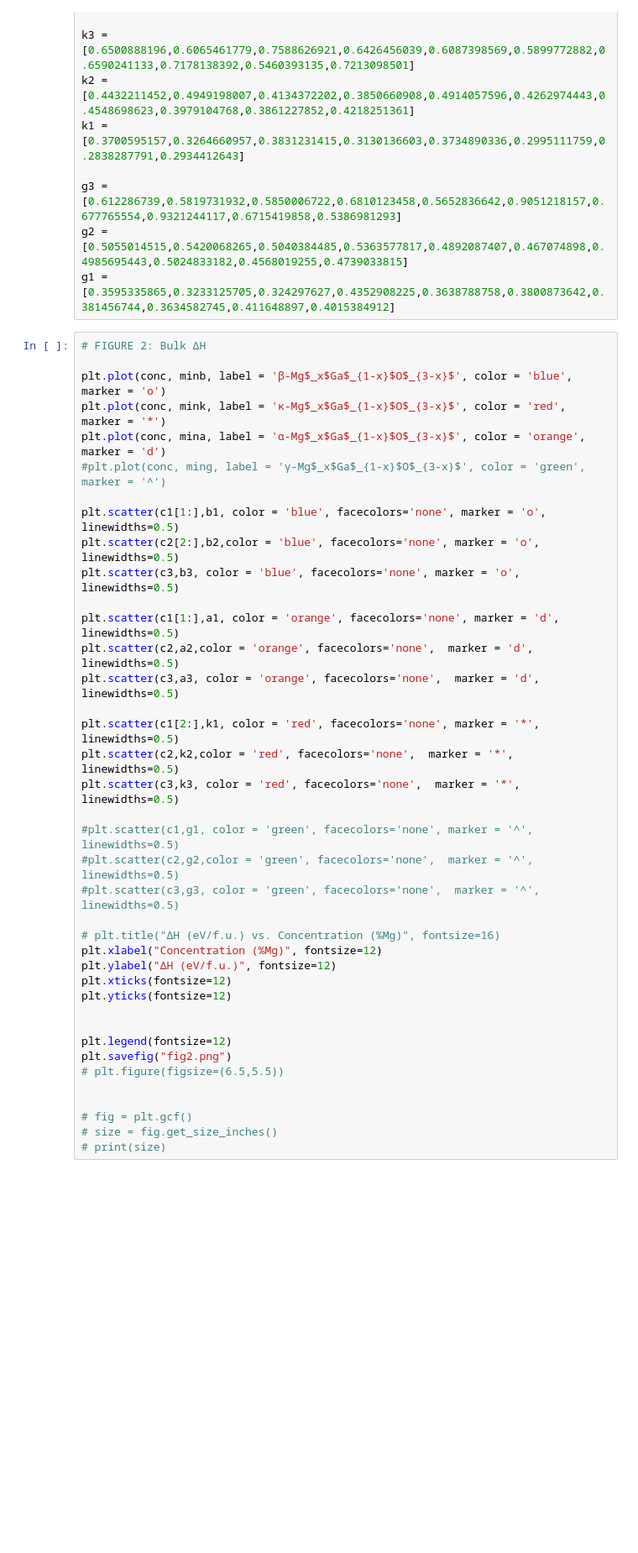
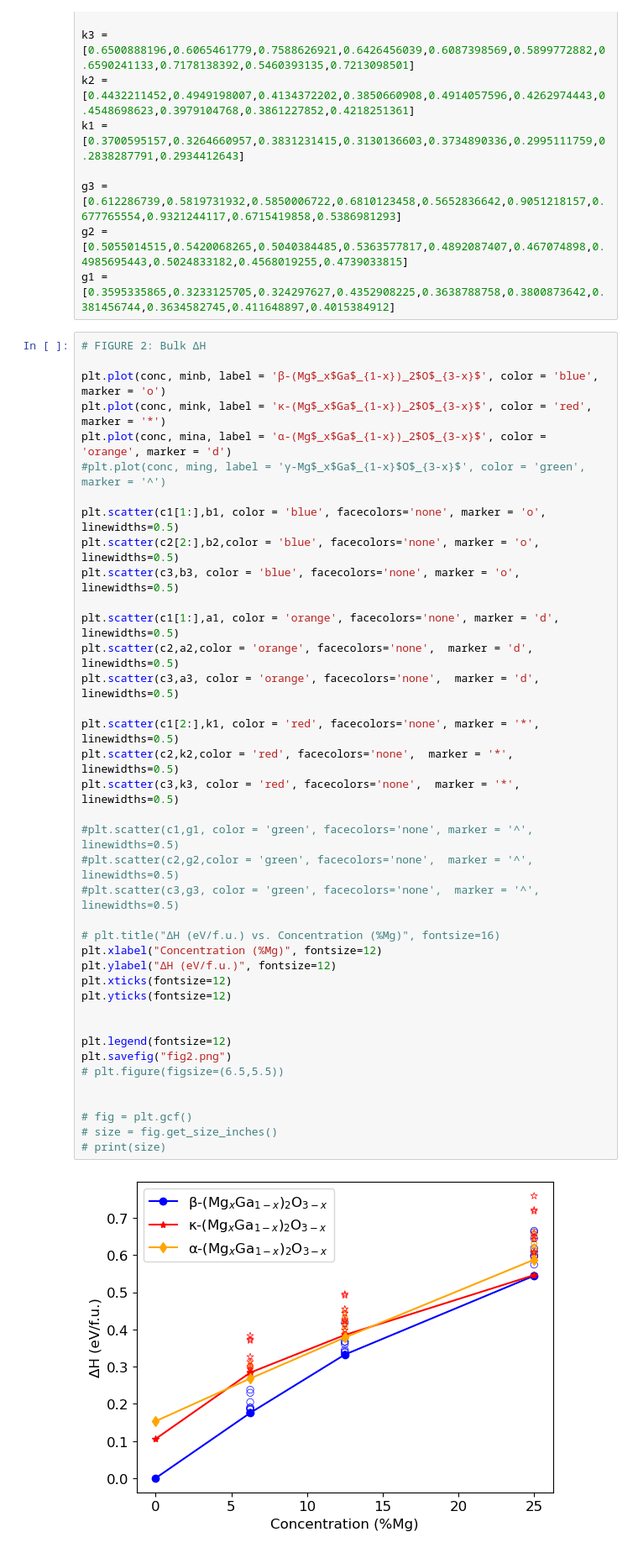
Before and after one commit to ACME-group-CMU/Ga2O3_Mg_paper, a Jupyter notebook: Graphing_DFT_Ga2O3.ipynb, the cells around one changed output. Shown at 84% size. Saved outputs shown, nothing was run; the diff lists cells and outputs as text; blank space fills up the shorter version.

```diff
--- a/Graphing_DFT_Ga2O3.ipynb
+++ b/Graphing_DFT_Ga2O3.ipynb
@@ -32,42 +32,44 @@ g1 = [0.3595335865,0.3233125705,0.324297627,0.4352908225,0.3638788758,0.38008736
 # %%
 # FIGURE 2: Bulk ΔH
 
-plt.plot(conc, minb, label = 'β-Mg$_x$Ga$_{1-x}$O$_{3-x}$', color = 'blue', marker = 'o')
-plt.plot(conc, mink, label = 'κ-Mg$_x$Ga$_{1-x}$O$_{3-x}$', color = 'red', marker = '*')
-plt.plot(conc, mina, label = 'α-Mg$_x$Ga$_{1-x}$O$_{3-x}$', color = 'orange', marker = 'd')
+plt.plot(conc, minb, label = 'β-(Mg$_x$Ga$_{1-x})_2$O$_{3-x}$', color = 'blue', marker = 'o')
+plt.plot(conc, mink, label = 'κ-(Mg$_x$Ga$_{1-x})_2$O$_{3-x}$', color = 'red', marker = '*')
+plt.plot(conc, mina, label = 'α-(Mg$_x$Ga$_{1-x})_2$O$_{3-x}$', color = 'orange', marker = 'd')
 #plt.plot(conc, ming, label = 'γ-Mg$_x$Ga$_{1-x}$O$_{3-x}$', color = 'green', marker = '^')
 
 plt.scatter(c1[1:],b1, color = 'blue', facecolors='none', marker = 'o', linewidths=0.5)
 plt.scatter(c2[2:],b2,color = 'blue', facecolors='none', marker = 'o', linewidths=0.5)
 plt.scatter(c3,b3, color = 'blue', facecolors='none', marker = 'o', linewidths=0.5)
 
 plt.scatter(c1[1:],a1, color = 'orange', facecolors='none', marker = 'd', linewidths=0.5)
 plt.scatter(c2,a2,color = 'orange', facecolors='none',  marker = 'd', linewidths=0.5)
 plt.scatter(c3,a3, color = 'orange', facecolors='none',  marker = 'd', linewidths=0.5)
 
 plt.scatter(c1[2:],k1, color = 'red', facecolors='none', marker = '*', linewidths=0.5)
 plt.scatter(c2,k2,color = 'red', facecolors='none',  marker = '*', linewidths=0.5)
 plt.scatter(c3,k3, color = 'red', facecolors='none',  marker = '*', linewidths=0.5)
 
 #plt.scatter(c1,g1, color = 'green', facecolors='none', marker = '^', linewidths=0.5)
 #plt.scatter(c2,g2,color = 'green', facecolors='none',  marker = '^', linewidths=0.5)
 #plt.scatter(c3,g3, color = 'green', facecolors='none',  marker = '^', linewidths=0.5)
 
 # plt.title("ΔH (eV/f.u.) vs. Concentration (%Mg)", fontsize=16)
 plt.xlabel("Concentration (%Mg)", fontsize=12)
 plt.ylabel("ΔH (eV/f.u.)", fontsize=12)
 plt.xticks(fontsize=12)
 plt.yticks(fontsize=12)
 
 
 plt.legend(fontsize=12)
 plt.savefig("fig2.png")
 # plt.figure(figsize=(6.5,5.5))
 
 
 # fig = plt.gcf()
 # size = fig.get_size_inches()
 # print(size)
+# %% [output]
+[figure, added]
 # %%
 # FIGURE 3: comparison substitution sites in epitaxially srained "bulk"
 
```
Also changed, not shown: parts of 2 cells of this notebook.
